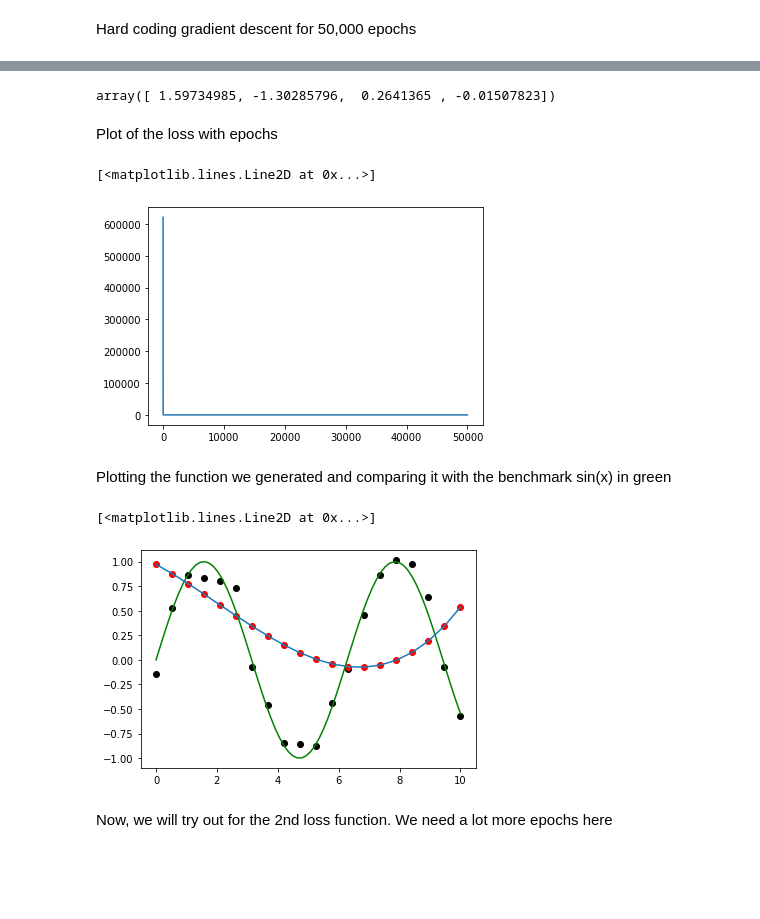
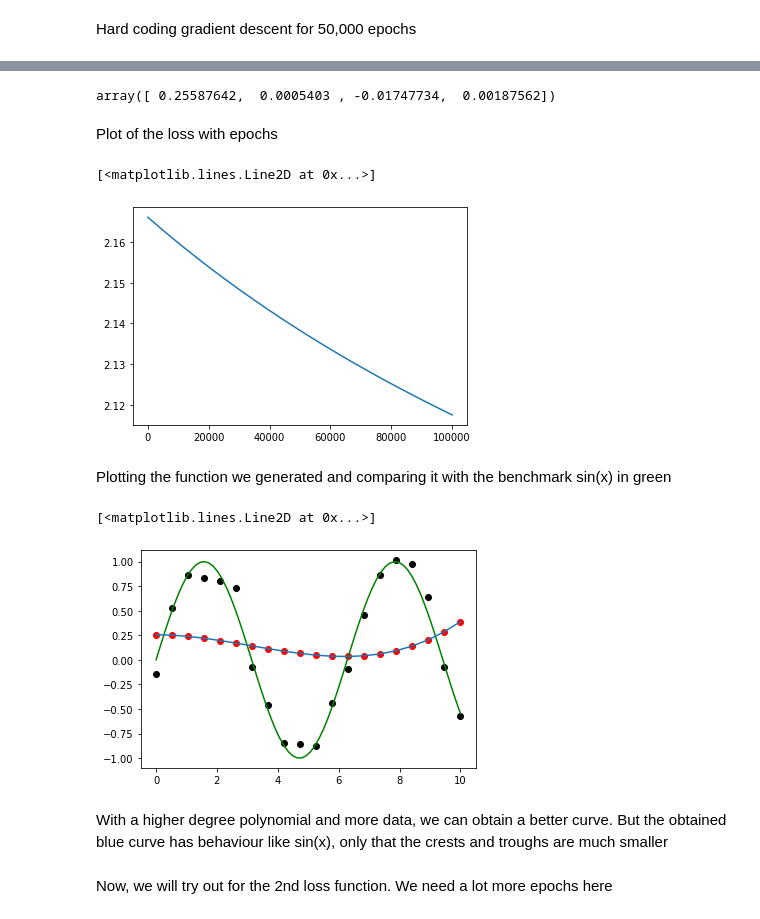
Before and after one commit to nirmalya8/MLConceptsStudy, a Jupyter notebook: CurveFitting.ipynb, the cells around one changed output, grey strips where cells are left out. Saved outputs shown, nothing was run; the diff lists cells and outputs as text; code cells hidden in the pictures; blank space fills up the shorter version.

```diff
--- a/CurveFitting.ipynb
+++ b/CurveFitting.ipynb
@@ -173,7 +173,7 @@ print(loss(y,x,w_vector))
 yhat = []
 lossf = []
 #finding gradient wrt w[0]
-for i in range(50000):
+for i in range(100000):
   #g4,yhat = grad2(loss,w_vector,x,y,0.0000000001,4)
   g3,yhat = grad2(loss,w_vector,x,y,0.0000000001,3)
   g2,yhat = grad2(loss,w_vector,x,y,0.0000000001,2)
@@ -221,15 +221,15 @@ Loss at epoch 49500 is 2.3910684396883477
 # %%
 w_vector
 # %% [output]
-array([ 1.59734985, -1.30285796,  0.2641365 , -0.01507823])
+array([ 0.25587642,  0.0005403 , -0.01747734,  0.00187562])
 # %% [markdown]
 Plot of the loss with epochs
 # %%
-epochs = range(50000)
+epochs = range(100000)
 plt.plot(epochs,lossf)
 # %% [output]
 [<matplotlib.lines.Line2D at 0x...>]
-[figure, old version]
+[figure, new version]
 # %% [markdown]
 Plotting the function we generated and comparing it with the benchmark sin(x) in green
 # %%
@@ -240,7 +240,9 @@ plt.scatter(x,yhat,color='red')
 plt.plot(x,yhat)
 # %% [output]
 [<matplotlib.lines.Line2D at 0x...>]
-[figure, old version]
+[figure, new version]
+# %% [markdown]
+With a higher degree polynomial and more data, we can obtain a better curve. But the obtained blue curve has behaviour like sin(x), only that the crests and troughs are much smaller
 # %% [markdown]
 Now, we will try out for the 2nd loss function. We need a lot more epochs here
 # %%
```
Also changed, not shown: parts of 2 cells of this notebook.
